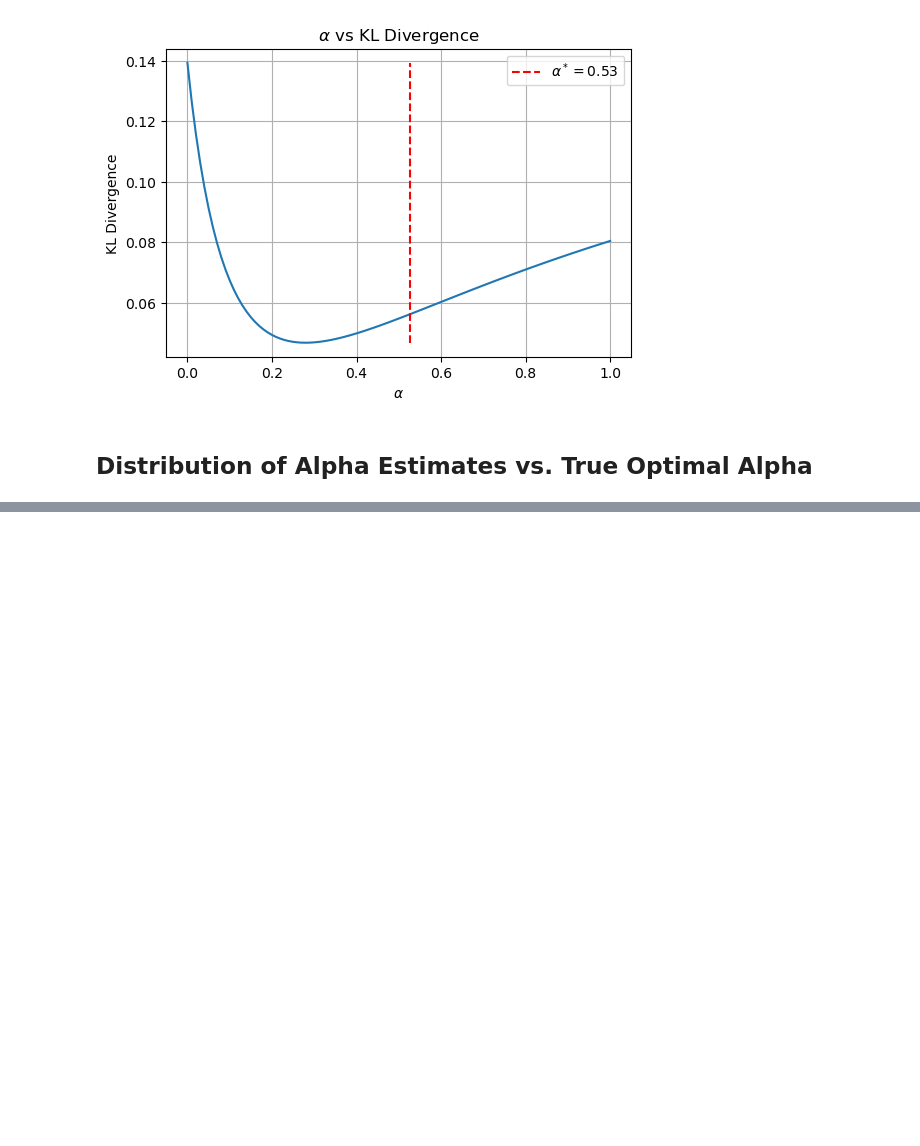
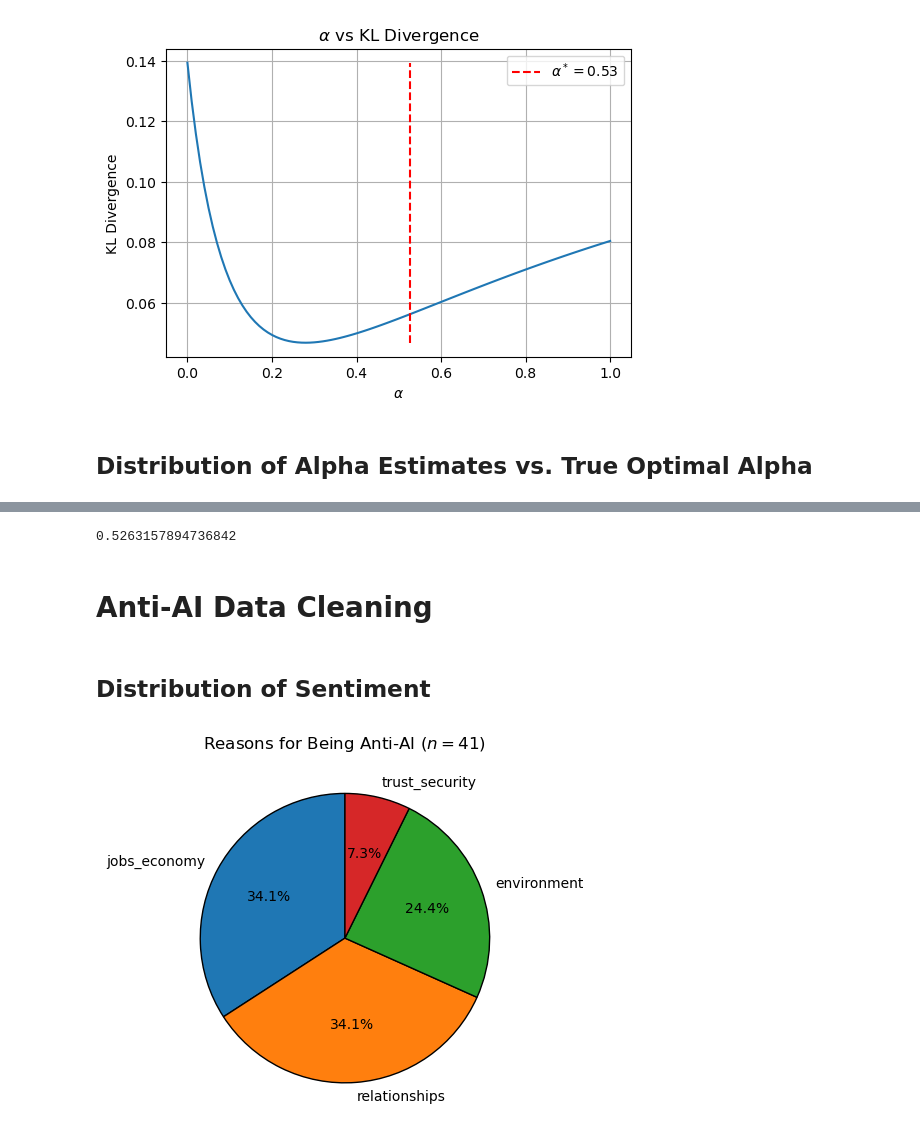
Before and after one commit to justinyli/unbiasing-social-networks, a Jupyter notebook: code/experiments copy.ipynb, the cells around one changed output, grey strips where cells are left out. Cells and saved outputs as stored; diff of their text form; code cells hidden in the pictures; blank space fills up the shorter version.

Commit message:
start working on actual data

```diff
--- a/code/experiments copy.ipynb
+++ b/code/experiments copy.ipynb
@@ -463,0 +465,39 @@ AttributeError: module 'matplotlib.pyplot' has no attribute 'kdeplot'
+# %%
+print(found_alpha)
+# %% [output]
+0.5263157894736842
+# %% [markdown]
+# Anti-AI Data Cleaning
+# %%
+survey_data = pd.read_csv("../data/form_responses.csv")
+
+survey_data = survey_data[survey_data["Do you consider yourself anti-AI? "] == "Yes"]
+
+map_sentiment = {
+    "I have concerns about its impact on jobs and economic inequality.": "jobs_economy",
+    "I have concerns about about its impact on the environment.": "environment",
+    "I have concerns about its impact on interpersonal relationships.": "relationships",
+    "I don't think the technology is trustworthy and secure.": "trust_security",
+}
+
+survey_data["opinion"] = survey_data["Why are you anti-AI? Please choose the response that most closely reflects your opinion. "].map(map_sentiment)
+# %% [markdown]
+## Distribution of Sentiment
+# %%
+counts = survey_data["opinion"].value_counts()
+
+plt.figure(figsize=(5, 5))
+plt.pie(
+    counts,
+    labels=counts.index,
+    autopct='%1.1f%%',
+    startangle=90,
+    wedgeprops={'edgecolor': 'black'}
+)
+
+plt.title(f"Reasons for Being Anti-AI ($n = {len(survey_data)}$)")
+plt.tight_layout()
+plt.savefig("../img/anti_ai_reasons_pie_chart.pdf")
+plt.show()
+# %% [output]
+[figure, added]
```
Also changed, not shown: parts of 5 cells of this notebook.
